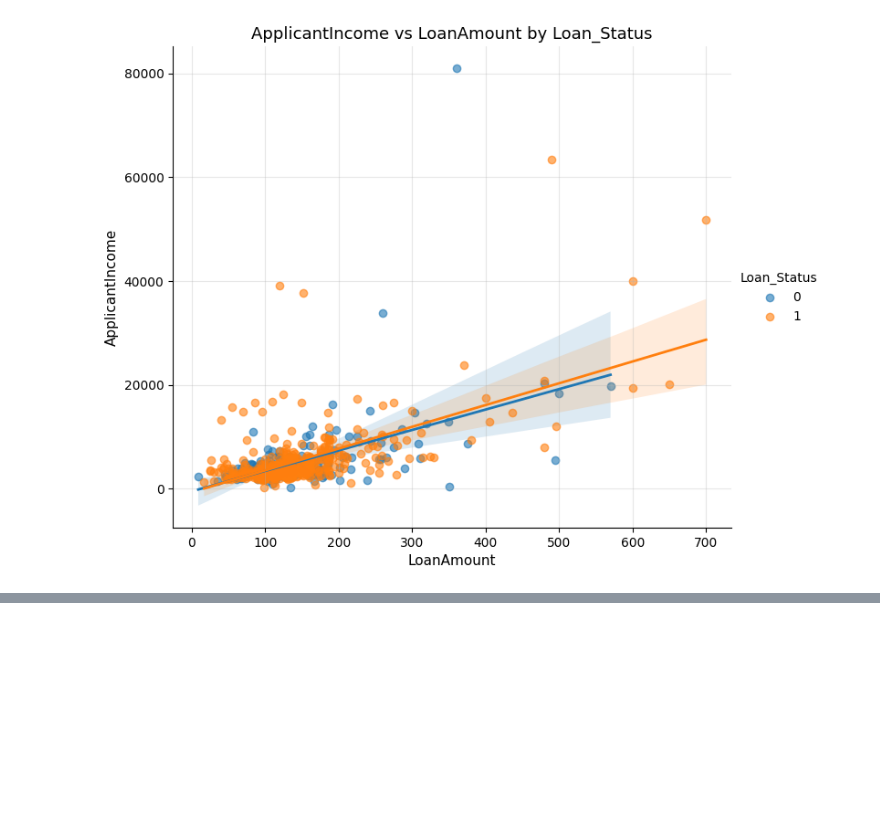
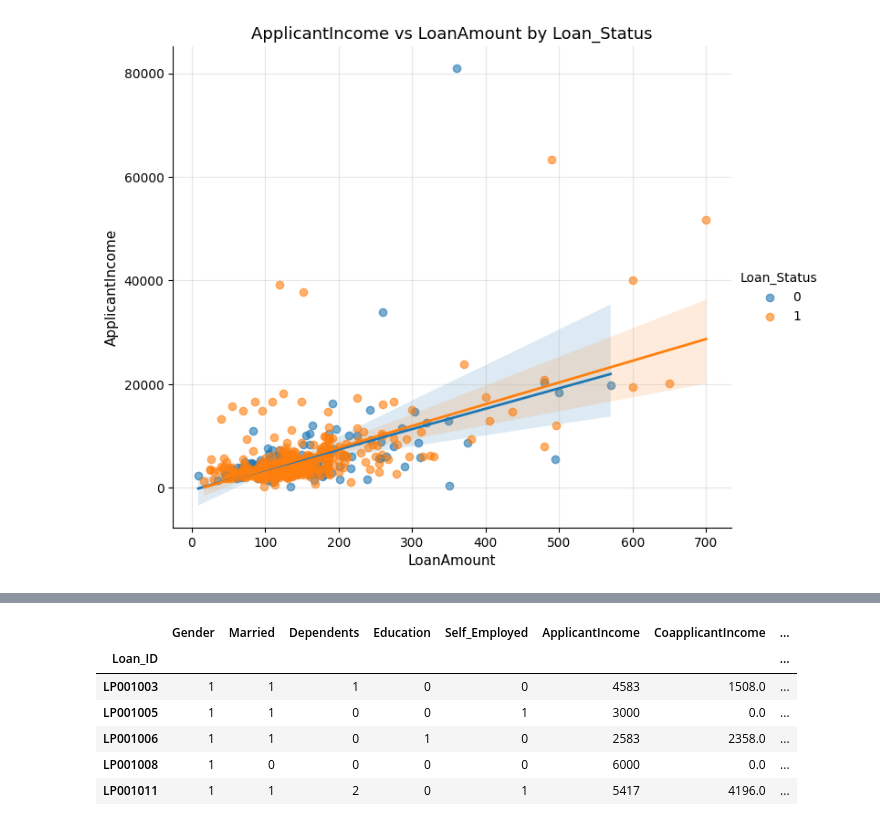
Before and after one commit to Osisami00/AI_Engr, a Jupyter notebook: My_Task/week_12/task25.ipynb, the cells around one changed output, grey strips where cells are left out. Drawn from its saved outputs; the diff is of its cells as text; code cells hidden in the pictures; blank space fills up the shorter version.

```diff
--- a/My_Task/week_12/task25.ipynb
+++ b/My_Task/week_12/task25.ipynb
@@ -872,0 +892,18 @@ trivariate_plot(df, "LoanAmount", "ApplicantIncome", "Loan_Status")
+# %%
+from sklearn.preprocessing import LabelEncoder
+
+data = df.copy()
+
+# encode categorical columns
+label_enc =LabelEncoder()
+data = data.apply(lambda col:label_enc.fit_transform(col.astype(str)) if col.dtypes=="object" else col)
+
+data.head()
+# %% [output]
+|  | Gender | Married | Dependents | Education | Self_Employed | ApplicantIncome | CoapplicantIncome | ... |
+| Loan_ID |  |  |  |  |  |  |  | ... |
+| LP001003 | 1 | 1 | 1 | 0 | 0 | 4583 | 1508.0 | ... |
+| LP001005 | 1 | 1 | 0 | 0 | 1 | 3000 | 0.0 | ... |
+| LP001006 | 1 | 1 | 0 | 1 | 0 | 2583 | 2358.0 | ... |
+| LP001008 | 1 | 0 | 0 | 0 | 0 | 6000 | 0.0 | ... |
+| LP001011 | 1 | 1 | 2 | 0 | 1 | 5417 | 4196.0 | ... |
```
Also changed, not shown: parts of 25 cells of this notebook, 5 other files.
